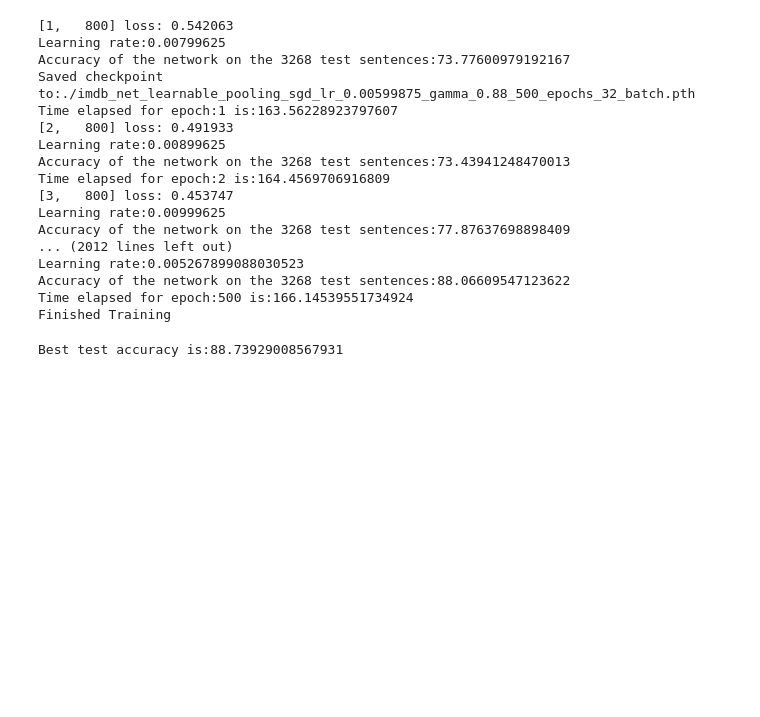
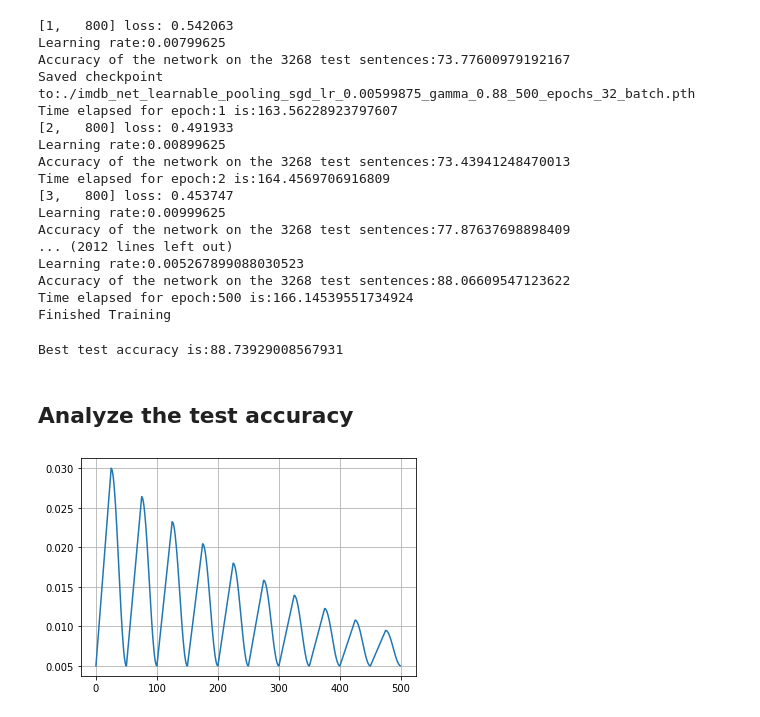
Before and after one commit to ruthvik92/ECE-697-Fall-2022, a Jupyter notebook: notebooks/sentiment_analysis_transformer/imdb_sentiment_analysis_transformer_v1.ipynb, the cells around one changed output. Saved outputs shown, nothing was run; the diff lists cells and outputs as text; code cells hidden in the pictures; blank space fills up the shorter version.

Commit message:
finished sentiment classifier transformer, achieved 88.8% imdb test accuracy

```diff
--- a/notebooks/sentiment_analysis_transformer/imdb_sentiment_analysis_transformer_v1.ipynb
+++ b/notebooks/sentiment_analysis_transformer/imdb_sentiment_analysis_transformer_v1.ipynb
@@ -602,7 +602,10 @@ class SentimentTransformer(nn.Module):
         src_mask = get_pad_mask(src_seq, self.src_pad_idx) & get_subsequent_mask(src_seq)
         encoder_op, enc_self_attn = self.encoder(src_seq, src_mask,return_attns=self.return_attns)
         classifier_op = self.classifier_head(encoder_op)
-        return classifier_op
+        if(self.return_attns):
+            return classifier_op, enc_self_attn
+        else:
+            return classifier_op
 # %% [markdown]
 ### Testing the complete sentiment analysis transformer
 # %%
@@ -614,9 +617,10 @@ d_k = int(d_model / n_head)
 src_pad_idx = fields['text'].vocab.stoi[Constants.PAD_WORD]
 d_inner = 1024
 n_classes = 2
+return_attns=True
 sentiment_trf = SentimentTransformer(n_src_vocab=src_vocab_size, d_word_vec=d_model, n_layers=n_layers,
                                     n_head=n_head, d_k=d_k, d_v=d_k, d_model=d_model, d_inner=d_inner,
-                                    pad_idx=src_pad_idx, n_classes=n_classes)
+                                    pad_idx=src_pad_idx, n_classes=n_classes, return_attns=return_attns)
 # %%
 sentiment_trf = sentiment_trf.to(device)
 # %%
@@ -781,3 +785,10 @@ Finished Training
 print('Best test accuracy is:{}'.format(best_test_accuracy))
 # %% [output]
 Best test accuracy is:88.73929008567931
+# %% [markdown]
+## Analyze the test accuracy
+# %%
+plt.plot(list(range(len(lrs[0::n_batches]))), lrs[0::n_batches])
+plt.grid()
+# %% [output]
+[figure, added]
```
Also changed, not shown: parts of 1 cell of this notebook, 1 other file.
